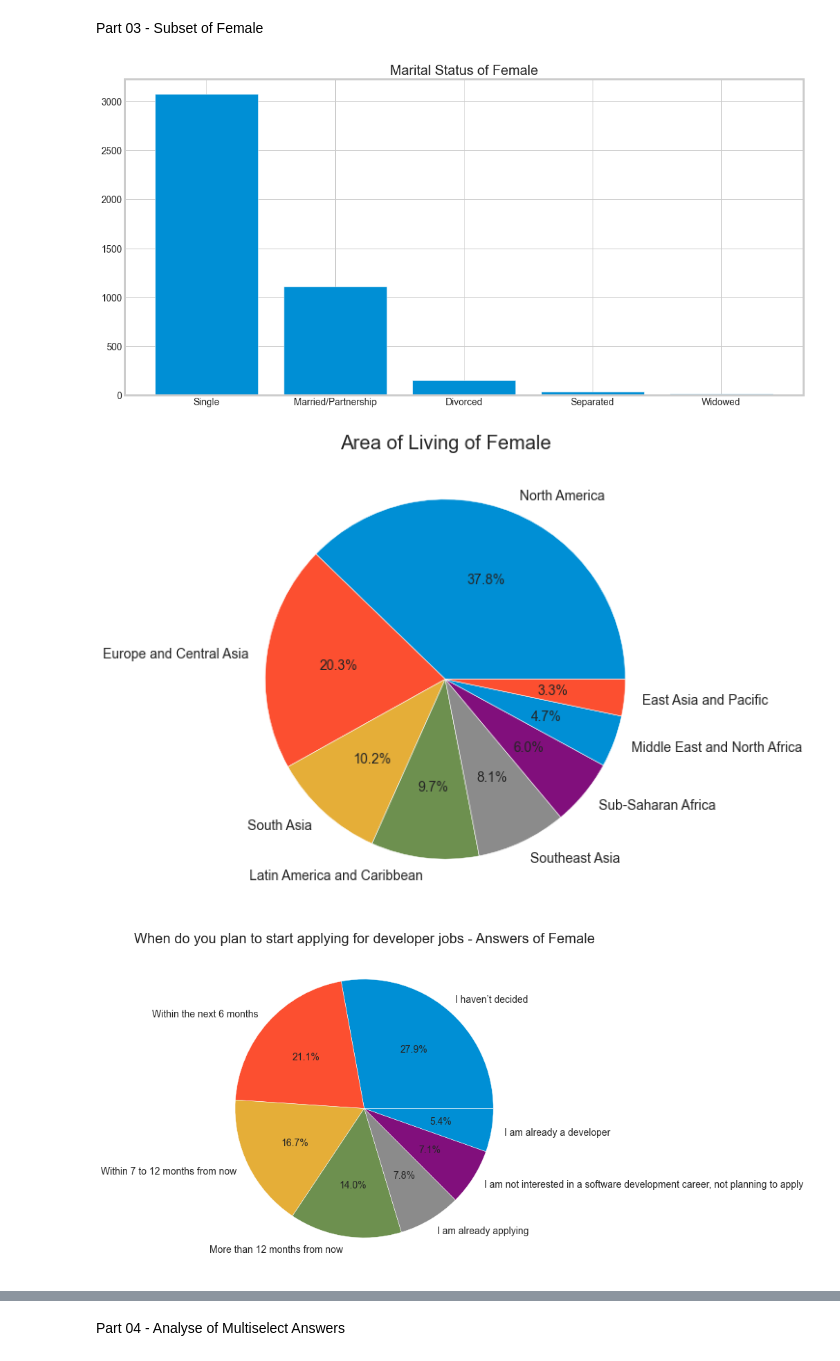
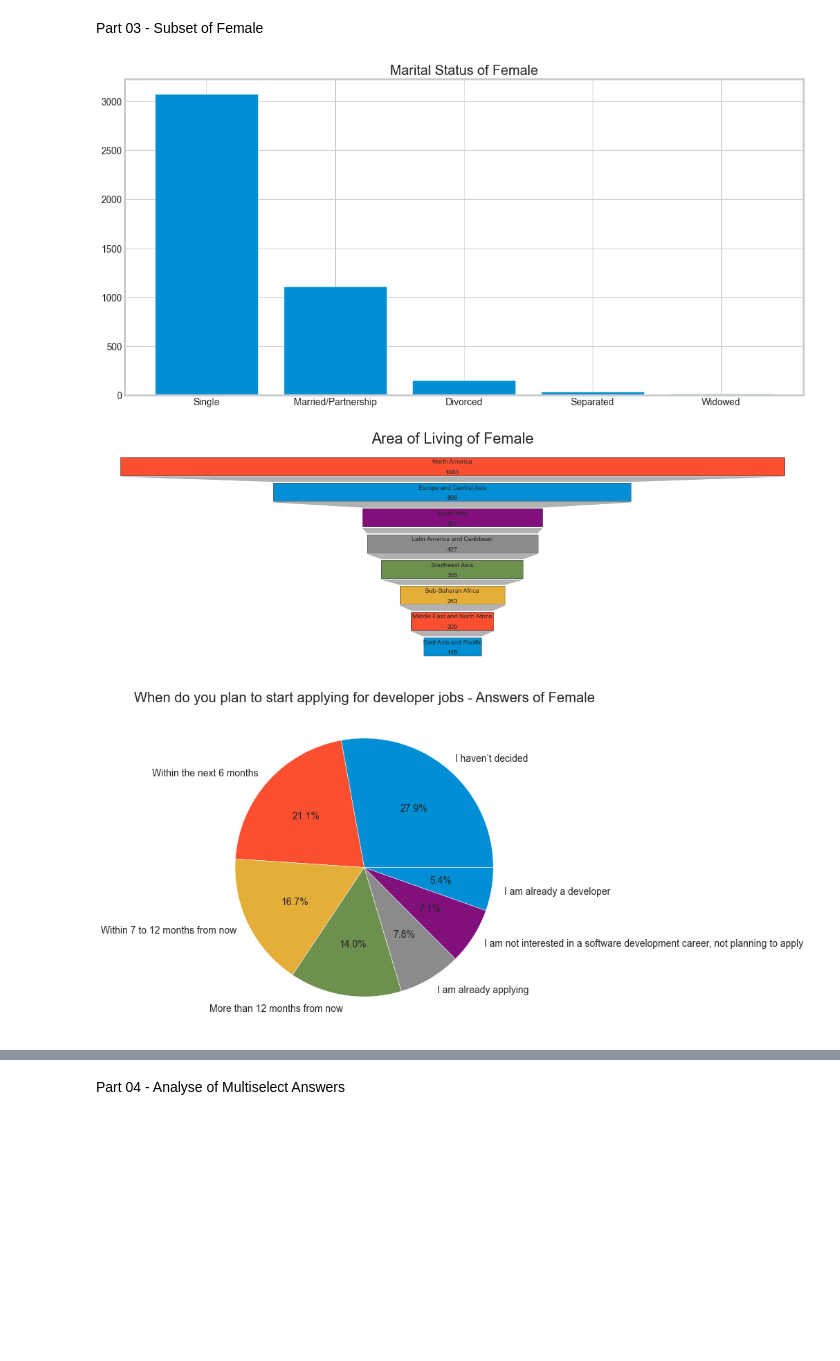
Before and after one commit to keashan/freecodecampsurvey2021, a Jupyter notebook: Data_Preperation.ipynb, the cells around one changed output, grey strips where cells are left out. Cells and saved outputs as stored; diff of their text form; code cells hidden in the pictures; blank space fills up the shorter version.

Commit message:
Funnel Chart Added

```diff
--- a/Data_Preperation.ipynb
+++ b/Data_Preperation.ipynb
@@ -182,38 +182,68 @@ df0 = df.loc[df["Gender"]=="Female"]
 y = df0["35. What's your marital status?"].value_counts()
 
 fig = plt.figure(figsize=(16, 8))
 plt.bar(height = y, x = y.index)
 plt.title("Marital Status of Female")
 plt.show()
 
 
 y = df0["26. Which part of the world do you live in?"].value_counts()
 
-fig = plt.figure(figsize=(16, 8))
+"""fig = plt.figure(figsize=(16, 8))
 plt.pie(y, labels = y.index, autopct='%.1f%%')
 plt.title("Area of Living of Female")
+plt.show()"""
+
+
+labels = y.index.to_list()[::-1]
+x=y.to_list()[::-1]
+y=[1,2,3,4,5,6,7,8]
+
+
+x_max = max(x)+100
+x_min = 0
+x_range = x_max - x_min
+
+
+fig, ax = plt.subplots(1, figsize=(18,6))
+
+for idx, val in enumerate(x):
+    left = (x_range  - val)/2
+    plt.barh(y[idx], x[idx], left = left, height=.7, edgecolor='black')
+    plt.text(x_range/2, y[idx]-0.3, x[idx], ha='center',  fontsize=10, color='#2A2A2A')
+    plt.text(x_range/2, y[idx]+.1, labels[idx], ha='center', fontsize=10, color='#2A2A2A')
+
+    if idx != len(x)-1:
+        next_left = (x_range - x[idx+1])/2
+        shadow_x = [left, next_left, x_range-next_left, x_range-left, left]
+
+        shadow_y = [y[idx]+0.4, y[idx+1]-0.4, y[idx+1]-0.4, y[idx]+0.4, y[idx]+0.4]
+
+        plt.fill(shadow_x, shadow_y, color='grey', alpha=0.6)
+
+plt.axis('off')
+plt.xlim(x_min, x_max)
+
+plt.title('Area of Living of Female', loc='center', fontsize=24, color='#2A2A2A')
 plt.show()
 
-data =dict(values=y.to_list(),labels = y.index.to_list())
-fig = px.funnel(data, y='labels', x='values')
-fig.show()
 
 y = df0["15. When do you plan to start applying for developer jobs?"].value_counts()
 
 fig = plt.figure(figsize=(16, 8))
 plt.pie(y, labels = y.index, autopct='%.1f%%')
 plt.title("When do you plan to start applying for developer jobs - Answers of Female")
 plt.show()
 
 y = df0["Employeement Status"].value_counts()
 
 fig = plt.figure(figsize=(16, 8))
 plt.pie(y, labels = y.index, autopct='%.1f%%')
 plt.title("Current Employeemnet Status of Female")
 plt.show()
 # %% [output]
 [figure]
-[figure, old version]
+[figure, new version]
 [figure]
 [figure]
 # %% [markdown]
```
Also changed, not shown: parts of 1 cell of this notebook.
